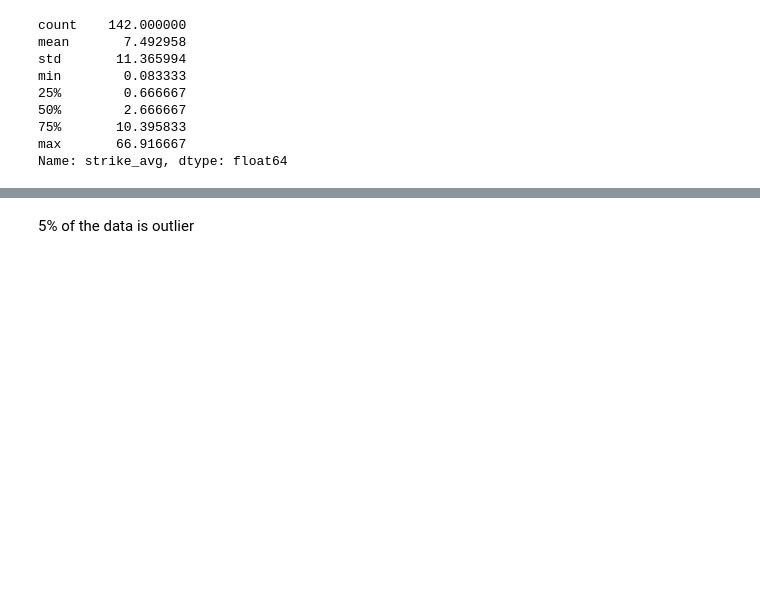
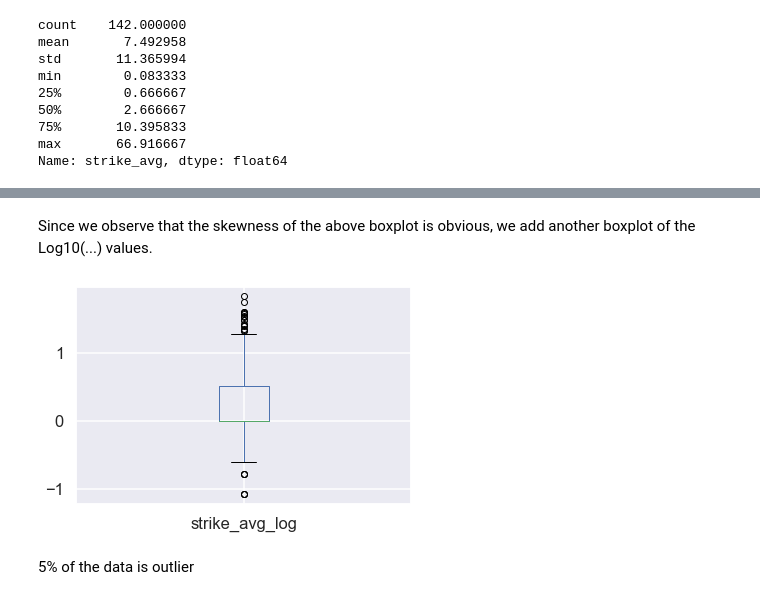
Before and after one commit to didyxdi/COGS108_final_project, a Jupyter notebook: Some visualization and the merge of security time.ipynb, the cells around one changed output, grey strips where cells are left out. Drawn from its saved outputs; the diff is of its cells as text; code cells hidden in the pictures; blank space fills up the shorter version.

```diff
--- a/Some visualization and the merge of security time.ipynb
+++ b/Some visualization and the merge of security time.ipynb
@@ -112,3 +122,13 @@ f4 = plt.gcf()
+# %% [markdown]
+Since we observe that the skewness of the above boxplot is obvious, we add another boxplot of the Log10(...) values.
+# %%
+df['strike_avg_log'] = df['strike_avg'].apply(log_10)
+df.boxplot(column = ['strike_avg_log'])
+f4_log = plt.gcf()
+
+## But this method does not help according to the following output boxplot.
+# %% [output]
+[figure, added]
 # %% [markdown]
 5% of the data is outlier
 # %% [markdown]
```
Also changed, not shown: parts of 52 cells of this notebook, 2 other files.
